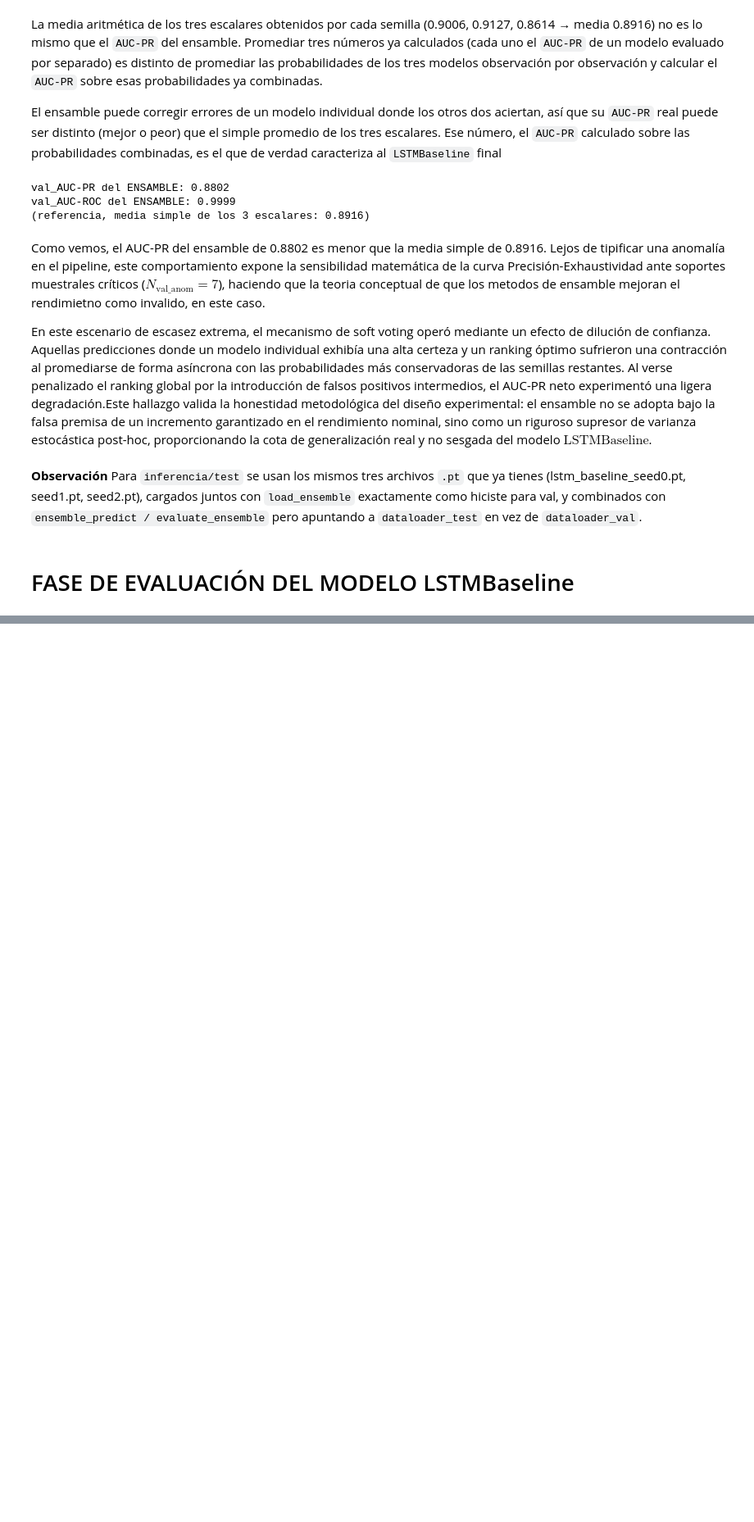
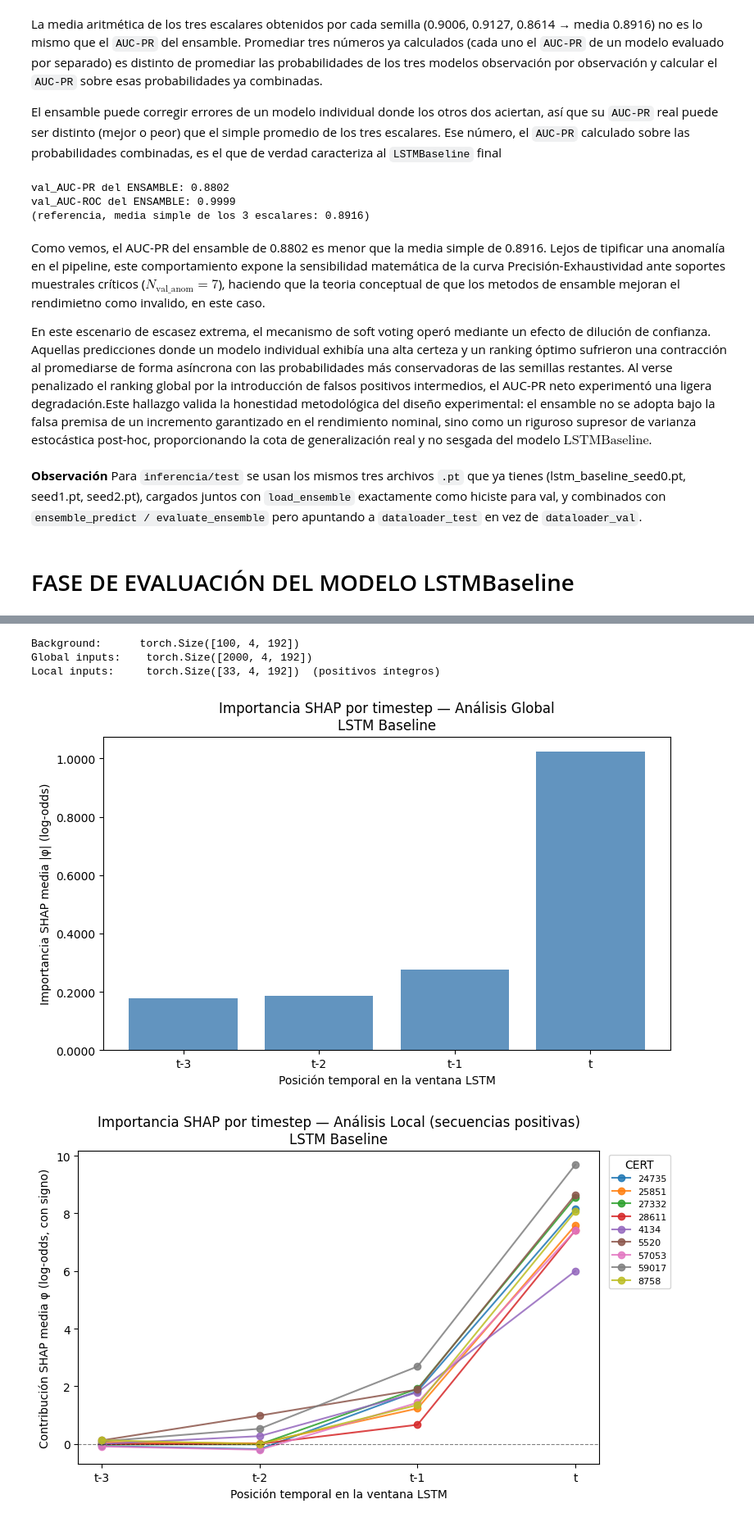
Before and after one commit to andrescarro192/tfm-financial_risk, a Jupyter notebook: notebooks/04_modelo_baseline.ipynb, the cells around one changed output, grey strips where cells are left out. Shown at 82% size. Cells and saved outputs as stored; diff of their text form; code cells hidden in the pictures; blank space fills up the shorter version.

```diff
--- a/notebooks/04_modelo_baseline.ipynb
+++ b/notebooks/04_modelo_baseline.ipynb
@@ -1312,0 +2348,31 @@ __Observación__ Para `inferencia/test` se usan los mismos tres archivos `.pt` q
+# %%
+if "src.evaluation.interpretability" in sys.modules:
+    importlib.reload(sys.modules["src.evaluation.interpretability"])
+
+from src.evaluation.interpretability import (
+    build_shap_inputs,
+    compute_gradient_shap,
+    aggregate_shap_by_timestep,
+    build_shap_summary,
+    plot_shap_timestep_importance,
+)
+
+# ---------------------------------------------------------------------------
+# 1. Construir background, muestra global y muestra local
+
+shap_inputs = build_shap_inputs(
+    sequences_train=sequences_train,
+    sequences_eval=sequences_eval_padding,
+    n_background=100,
+    n_global_sample=2000,
+    seed=42,
+    device=device,
+)
+
+print(f"Background:      {shap_inputs['background'].shape}")
+print(f"Global inputs:    {shap_inputs['global_inputs'].shape}")
+print(f"Local inputs:     {shap_inputs['local_inputs'].shape}  (positivos íntegros)")
+# %% [output]
+Background:      torch.Size([100, 4, 192])
+Global inputs:    torch.Size([2000, 4, 192])
+Local inputs:     torch.Size([33, 4, 192])  (positivos íntegros)
@@ -1312,0 +2400,29 @@ __Observación__ Para `inferencia/test` se usan los mismos tres archivos `.pt` q
+# %%
+# 3. SHAP values — análisis LOCAL (33 secuencias positivas)
+
+shap_values_local = compute_gradient_shap(
+    models=models,
+    background=shap_inputs["background"],
+    inputs=shap_inputs["local_inputs"],
+    n_samples=50,
+    batch_size=256,
+    seed=42,
+)
+
+shap_by_timestep_local = aggregate_shap_by_timestep(shap_values_local, absolute=False)
+
+df_shap_local = build_shap_summary(
+    shap_by_timestep=shap_by_timestep_local,
+    labels=shap_inputs["local_labels"],
+    period_ends=shap_inputs["local_periods"],
+    certs=shap_inputs["local_certs"],
+    absolute=False,
+)
+# %%
+# 4. Visualización
+
+plot_shap_timestep_importance(df_shap_global, subset="global", model_label="LSTM Baseline")
+plot_shap_timestep_importance(df_shap_local, subset="local", model_label="LSTM Baseline")
+# %% [output]
+[figure, added]
+[figure, added]
```
Also changed, not shown: parts of 61 cells of this notebook.
